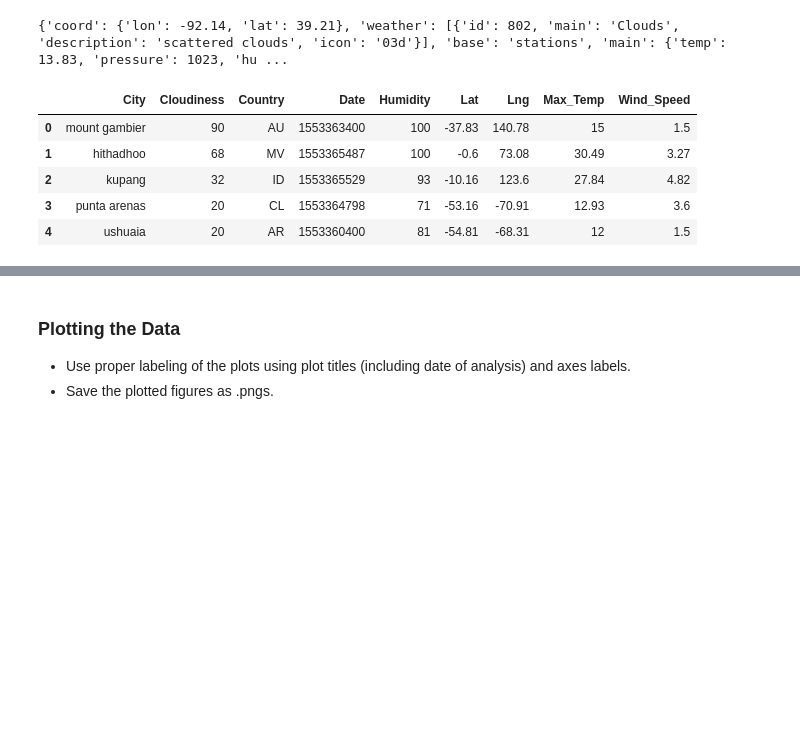
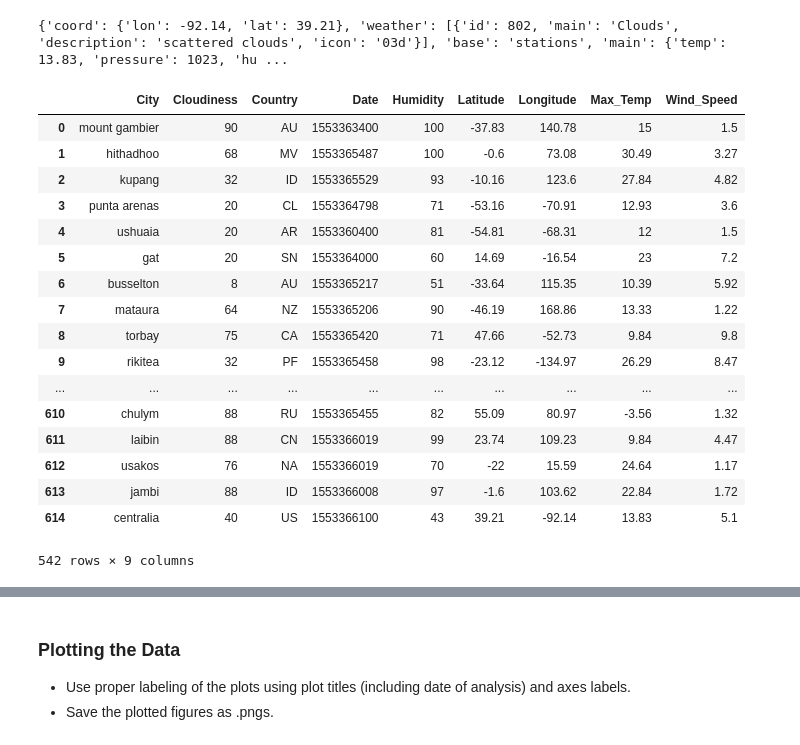
Before and after one commit to MTRaley52/HW6_Weather, a Jupyter notebook: WeatherPy.ipynb, the cells around one changed output, grey strips where cells are left out. Drawn from its saved outputs; the diff is of its cells as text; code cells hidden in the pictures; blank space fills up the shorter version.

```diff
--- a/WeatherPy.ipynb
+++ b/WeatherPy.ipynb
@@ -118,35 +118,48 @@ print(response)
 # %% [output]
 {'coord': {'lon': -92.14, 'lat': 39.21}, 'weather': [{'id': 802, 'main': 'Clouds', 'description': 'scattered clouds', 'icon': '03d'}], 'base': 'stations', 'main': {'temp': 13.83, 'pressure': 1023, 'hu ...
 # %%
-weather_D = {
+weather_dict = {
     "City" : cities,
     "Cloudiness" : clouds,
     "Country" : country,
     "Date" : date,
     "Humidity" : humidity,
-    "Lat" : lat,
-    "Lng" : lon,
+    "Latitude" : lat,
+    "Longitude" : lon,
     "Max_Temp" : temp,
     "Wind_Speed" : wind
     }
 
-weather_data = pd.DataFrame(weather_D)
+weather_data = pd.DataFrame(weather_dict)
 weather_data.head()
 
+weather_data[weather_data.Latitude != 'na']
+weather_data[weather_data.Longitude != 'na']
+weather_data[weather_data.Cloudiness != 'na']
+weather_data[weather_data.Humidity != 'na']
+weather_data[weather_data.Max_Temp != 'na']
 
-
-
-#weather_data_drop = weather_data(weather_data.Max_Temp != 'na')
-#weather_data_drop
 #drop one of the variables to clean it up from NAs
 
 
 #weather_data_cl.count()
 #weather_data_cl.head()
 # %% [output]
-|  | City | Cloudiness | Country | Date | Humidity | Lat | Lng | Max_Temp | Wind_Speed |
+|  | City | Cloudiness | Country | Date | Humidity | Latitude | Longitude | Max_Temp | Wind_Speed |
 | 0 | mount gambier | 90 | AU | 1553363400 | 100 | -37.83 | 140.78 | 15 | 1.5 |
 | 1 | hithadhoo | 68 | MV | 1553365487 | 100 | -0.6 | 73.08 | 30.49 | 3.27 |
 | 2 | kupang | 32 | ID | 1553365529 | 93 | -10.16 | 123.6 | 27.84 | 4.82 |
 | 3 | punta arenas | 20 | CL | 1553364798 | 71 | -53.16 | -70.91 | 12.93 | 3.6 |
 | 4 | ushuaia | 20 | AR | 1553360400 | 81 | -54.81 | -68.31 | 12 | 1.5 |
+| 5 | gat | 20 | SN | 1553364000 | 60 | 14.69 | -16.54 | 23 | 7.2 |
+| 6 | busselton | 8 | AU | 1553365217 | 51 | -33.64 | 115.35 | 10.39 | 5.92 |
+| 7 | mataura | 64 | NZ | 1553365206 | 90 | -46.19 | 168.86 | 13.33 | 1.22 |
+| 8 | torbay | 75 | CA | 1553365420 | 71 | 47.66 | -52.73 | 9.84 | 9.8 |
+| 9 | rikitea | 32 | PF | 1553365458 | 98 | -23.12 | -134.97 | 26.29 | 8.47 |
+| ... | ... | ... | ... | ... | ... | ... | ... | ... | ... |
+| 610 | chulym | 88 | RU | 1553365455 | 82 | 55.09 | 80.97 | -3.56 | 1.32 |
+| 611 | laibin | 88 | CN | 1553366019 | 99 | 23.74 | 109.23 | 9.84 | 4.47 |
+| 612 | usakos | 76 | NA | 1553366019 | 70 | -22 | 15.59 | 24.64 | 1.17 |
+| 613 | jambi | 88 | ID | 1553366008 | 97 | -1.6 | 103.62 | 22.84 | 1.72 |
+| 614 | centralia | 40 | US | 1553366100 | 43 | 39.21 | -92.14 | 13.83 | 5.1 |
+542 rows × 9 columns
```
Also changed, not shown: parts of 9 cells of this notebook.
